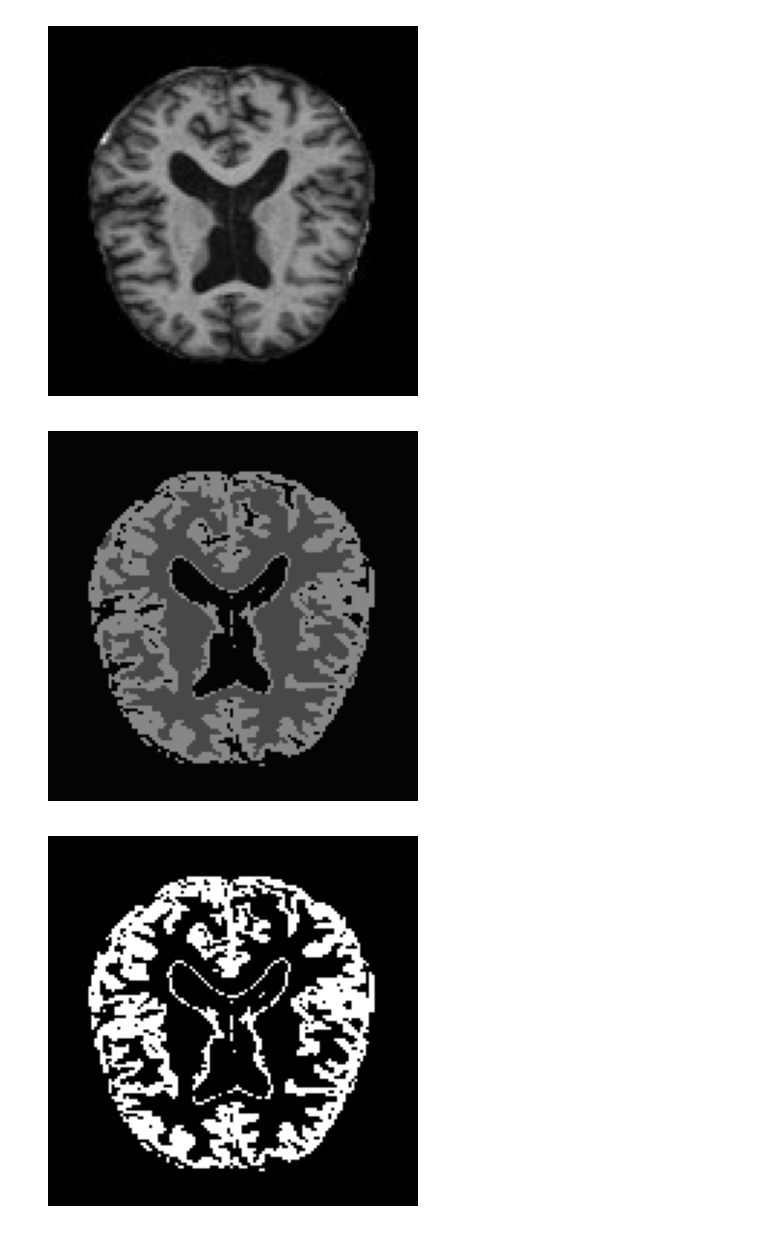
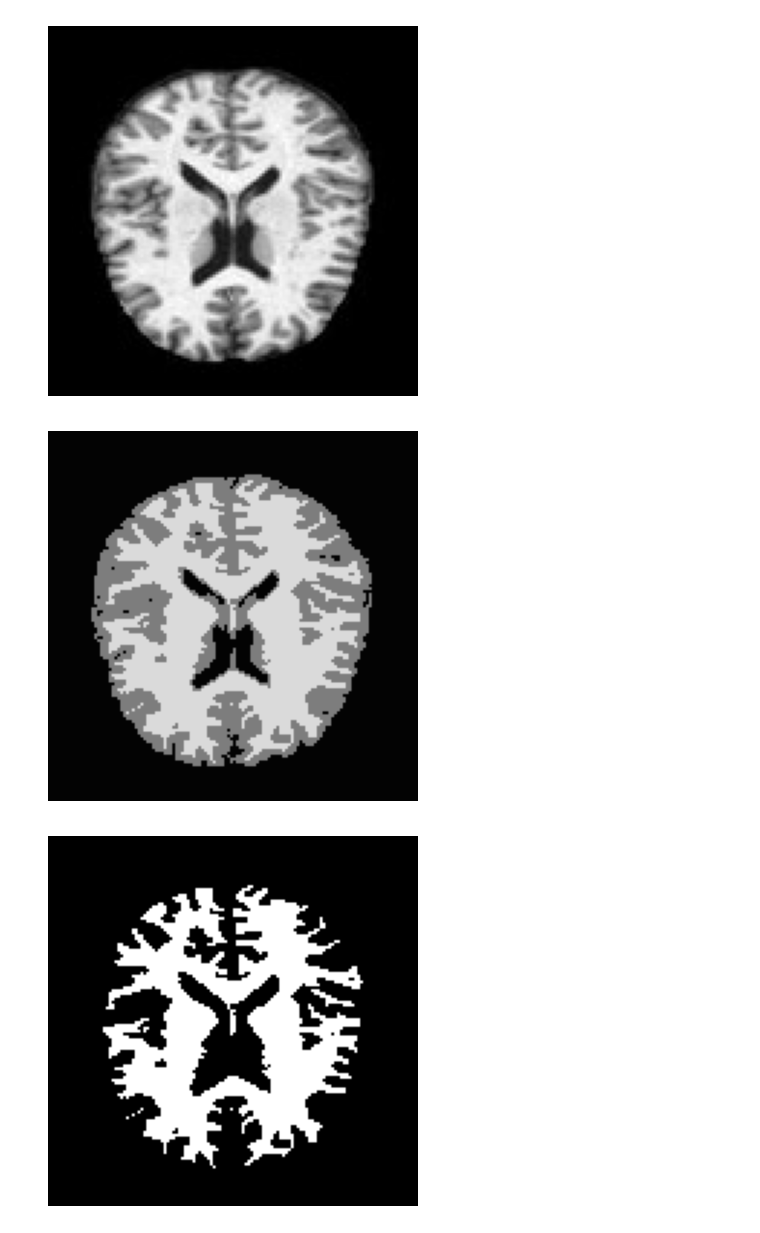
Before and after one commit to josulas/Biomedical-Image-Processing-Final-Assignment, a Jupyter notebook: tests.ipynb, the cells around one changed output. Cells and saved outputs as stored; diff of their text form; code cells hidden in the pictures.

```diff
--- a/tests.ipynb
+++ b/tests.ipynb
@@ -22,12 +18,15 @@ image = element[0]
 # %%
+random_index = np.random.randint(len(dataset_dic))
+element = get_elements_from_indexes(dataset_dic, random_index)[0]
+image = element[0]
 show_grayscale_image(image)
 # %% [output]
-[figure, old version]
+[figure, new version]
 # %%
-compactness, labels, centers = kmeans(image.flatten(), 3, criteria=KmeansTermCrit(KmeansTermOpt.BOTH, 200, 1e-7), flags=KmeansFlags.KMEANS_PP_CENTERS)
-centers = np.array(sorted(centers)).astype(np.uint8)
+compactness, labels, centers = kmeans(image.flatten(), 3, criteria=KmeansTermCrit(KmeansTermOpt.BOTH, 20, 0.5), flags=KmeansFlags.KMEANS_PP_CENTERS)
+centers = centers.astype(np.uint8)
 segmented_kmeans = centers[labels].reshape(image.shape)
 show_grayscale_image(segmented_kmeans)
 # %% [output]
-[figure, old version]
+[figure, new version]
 # %%
@@ -36,6 +37,6 @@ grey_matter = 1
 # %%
-segmented_white_matter = np.where(segmented_kmeans == centers[white_matter], 1, 0)
+segmented_white_matter = np.where(segmented_kmeans == centers[white_matter_idx], 1, 0)
 show_grayscale_image(segmented_white_matter * 255)
 # %% [output]
-[figure, old version]
+[figure, new version]
 # %%
```
Also changed, not shown: parts of 4 cells of this notebook, 1 other file.
